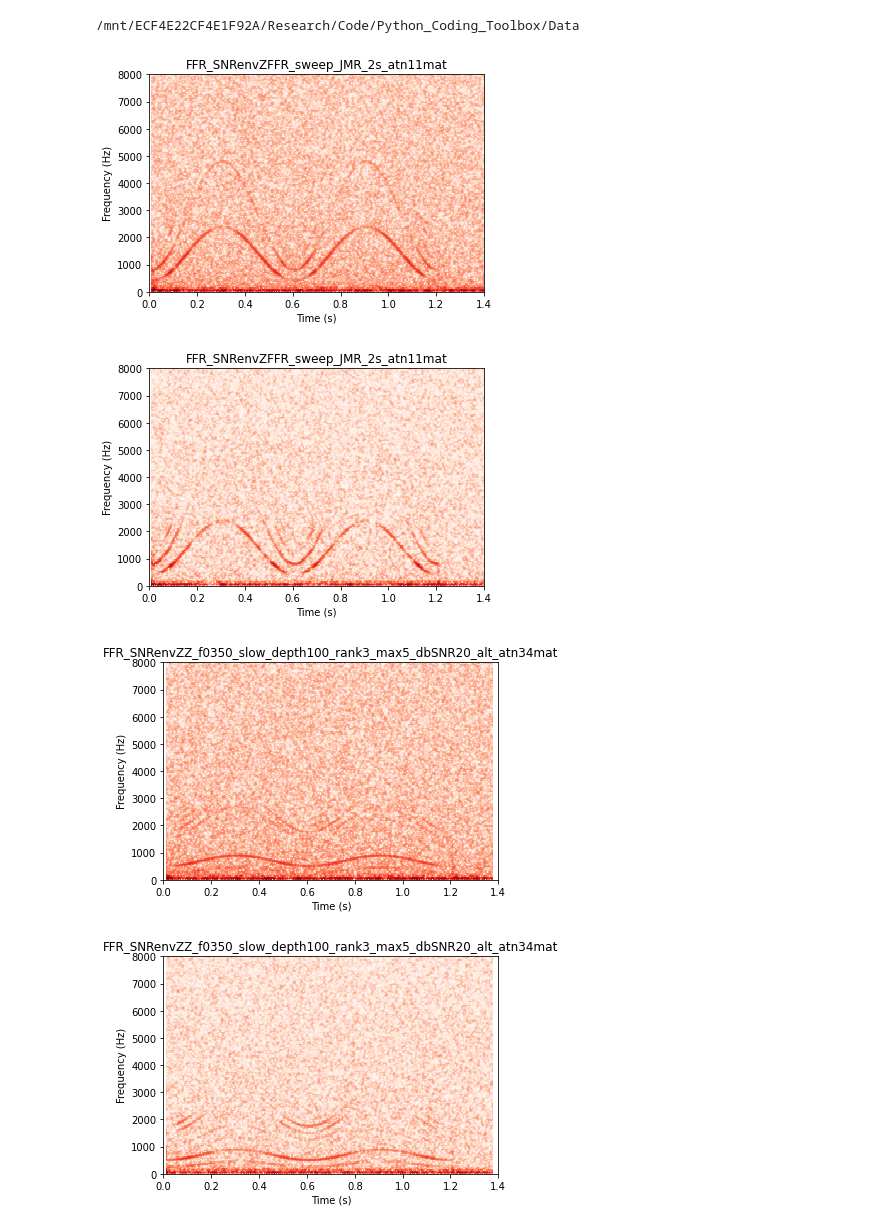
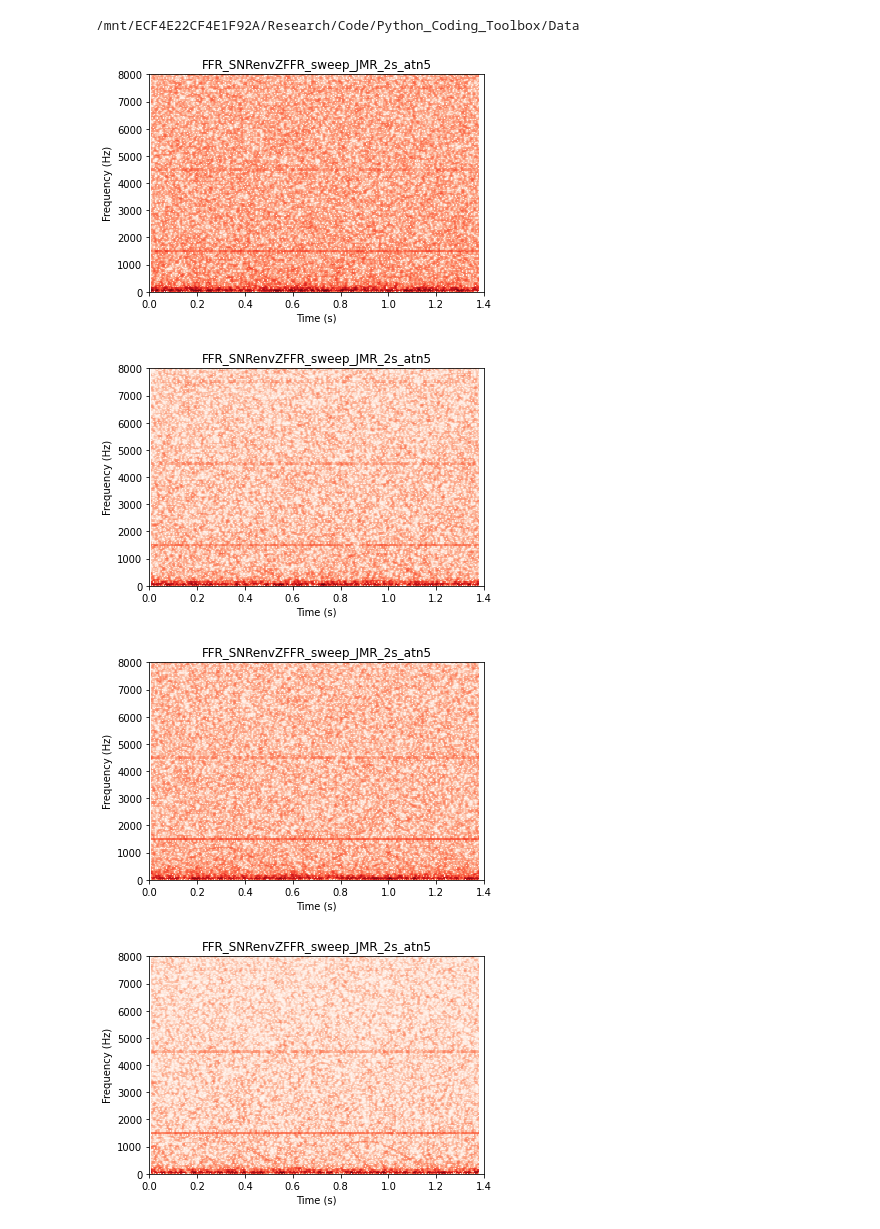
Before and after one commit to sivaprakasaman/Python_Coding_Toolbox, a Jupyter notebook: signal_processing/pitch/Analysis/FFR_Pitch_Analysis.ipynb, the cells around one changed output. Drawn from its saved outputs; the diff is of its cells as text; code cells hidden in the pictures.

```diff
--- a/signal_processing/pitch/Analysis/FFR_Pitch_Analysis.ipynb
+++ b/signal_processing/pitch/Analysis/FFR_Pitch_Analysis.ipynb
@@ -2,47 +2,48 @@
 import os, glob
 from scipy.io import loadmat
 import numpy as np
-from signal_processing import get_spect
+from signal_processing import get_spect, magphase
 import matplotlib.pyplot as plt
 #import mat73
 
 %matplotlib inline
 
-subject_ID = 'Q404';
+subject_ID = 'Q336';
 cond = 'Normal';
 
 #hacky, fix this please
 data_dir = os.getcwd()[:-32]+'Data';
 print(data_dir)
 subj_dir = data_dir + '/FFR/' + cond + '/' + subject_ID;
 os.chdir(subj_dir);
 
 files = glob.glob('p*');
 
 for f in files:
     mat = loadmat(f);
     fs = np.squeeze(mat['data'][0]['Stimuli'][0]['RPsamprate_Hz'][0][0]);
     pos = mat['data'][0]['AD_Data'][0]['AD_Avg_PO_V'][0][0][0]
     neg = mat['data'][0]['AD_Data'][0]['AD_Avg_NP_V'][0][0][0]
     pos_abr = np.squeeze(pos[0][0][0]);
     neg_abr = np.squeeze(neg[0][0][0]);
     pos_ecochg = np.squeeze(pos[1][0][0]);
     neg_ecochg = np.squeeze(neg[1][0][0]);
 
     env_abr = (pos_abr + neg_abr)/2;
     tfs_abr = (pos_abr - neg_abr)/2;
 
     env_ecochg = (pos_ecochg + neg_ecochg)/2;
     tfs_ecochg = (pos_ecochg - neg_ecochg)/2;
 
-    get_spect(env_ecochg, fs, DR = 250, BW = 200, xlim = [0,1.4], ylim = [0,8e3],
+    get_spect(tfs_ecochg, fs, DR = 250, BW = 200, xlim = [0,1.4], ylim = [0,8e3],
            colormap = 'Reds', title = f[6:-4]);
+    #magphase(tfs_ecochg, fs, axis = 'log', x_axislim = [0,2000]);
 
-    get_spect(env_abr, fs, DR = 250, BW = 200, xlim = [0,1.4], ylim = [0,8e3],
-           colormap = 'Reds', title = f[6:-4], save = True);
+    get_spect(tfs_abr, fs, DR = 250, BW = 200, xlim = [0,1.4], ylim = [0,8e3],
+           colormap = 'Reds', title = f[6:-4]);
 # %% [output]
 /mnt/ECF4E22CF4E1F92A/Research/Code/Python_Coding_Toolbox/Data
-[figure, old version]
+[figure, new version]
-[figure, old version]
+[figure, new version]
-[figure, old version]
+[figure, new version]
-[figure, old version]
+[figure, new version]
```
Also changed, not shown: parts of 1 cell of this notebook, 3 other files.
